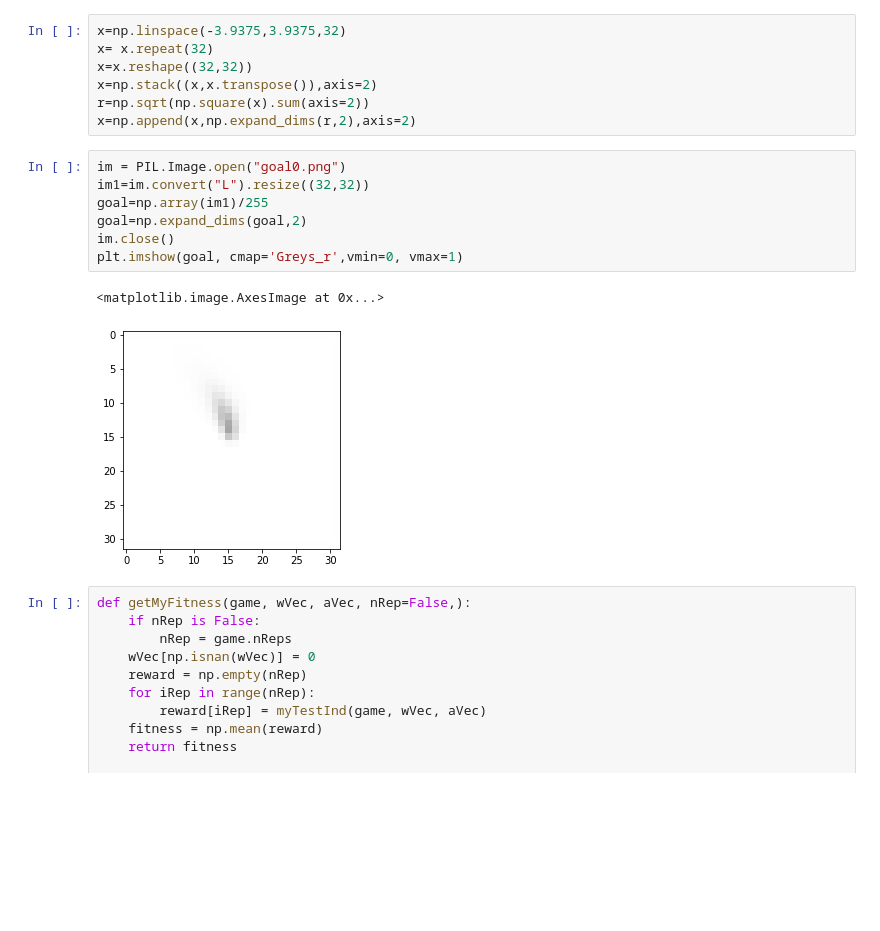
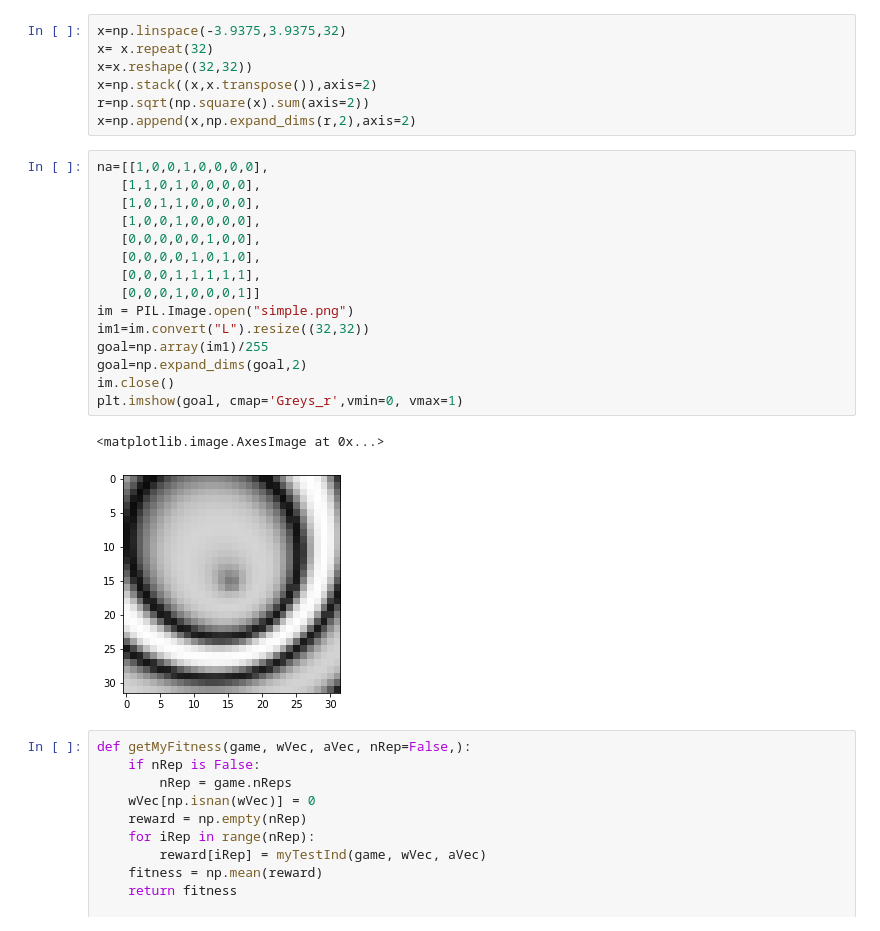
Before and after one commit to mlm52/independent_study, a Jupyter notebook: mymyneat.ipynb, the cells around one changed output. Drawn from its saved outputs; the diff is of its cells as text; blank space fills up the shorter version.

```diff
--- a/mymyneat.ipynb
+++ b/mymyneat.ipynb
@@ -14,15 +23,23 @@ x=np.stack((x,x.transpose()),axis=2)
 r=np.sqrt(np.square(x).sum(axis=2))
 x=np.append(x,np.expand_dims(r,2),axis=2)
 # %%
-im = PIL.Image.open("goal0.png")
+na=[[1,0,0,1,0,0,0,0],
+   [1,1,0,1,0,0,0,0],
+   [1,0,1,1,0,0,0,0],
+   [1,0,0,1,0,0,0,0],
+   [0,0,0,0,0,1,0,0],
+   [0,0,0,0,1,0,1,0],
+   [0,0,0,1,1,1,1,1],
+   [0,0,0,1,0,0,0,1]]
+im = PIL.Image.open("simple.png")
 im1=im.convert("L").resize((32,32))
 goal=np.array(im1)/255
 goal=np.expand_dims(goal,2)
 im.close()
 plt.imshow(goal, cmap='Greys_r',vmin=0, vmax=1)
 # %% [output]
 <matplotlib.image.AxesImage at 0x...>
-[figure, old version]
+[figure, new version]
 # %%
 def getMyFitness(game, wVec, aVec, nRep=False,):
     if nRep is False:
```
Also changed, not shown: parts of 10 cells of this notebook, 3 other files.
